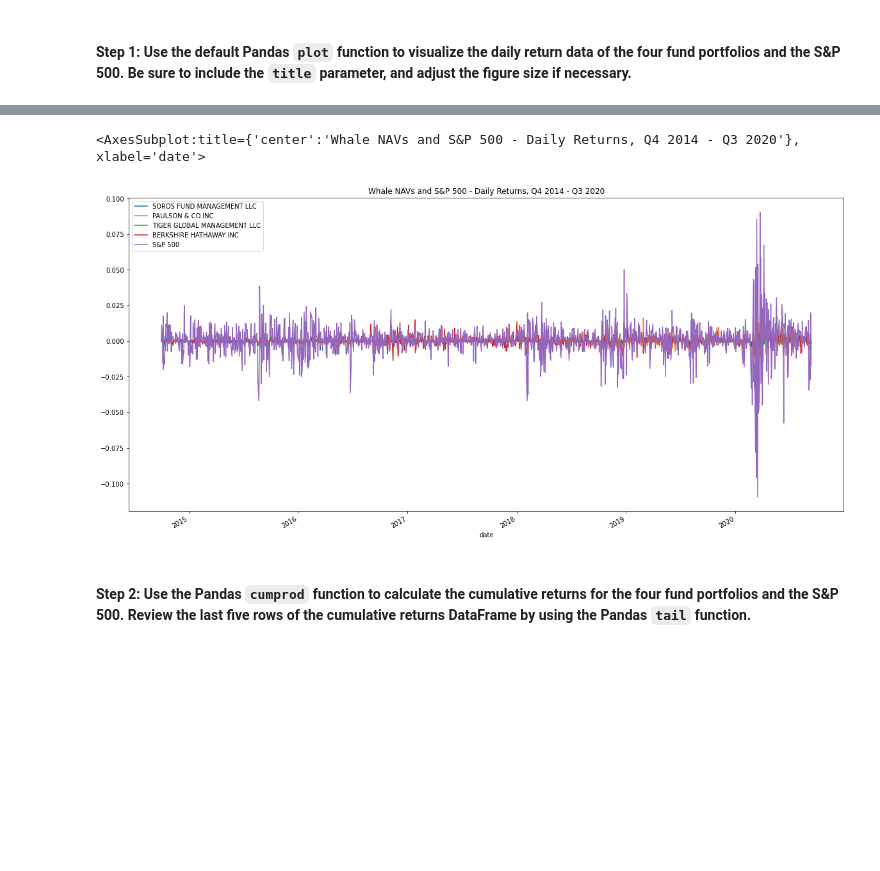
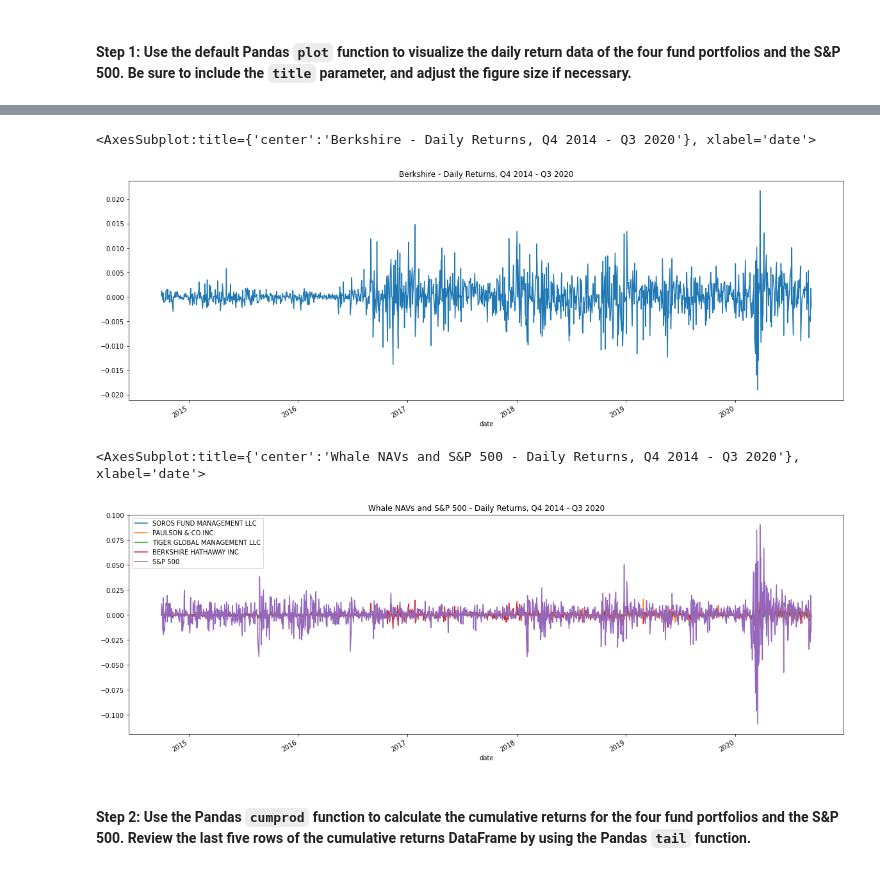
Before and after one commit to MagdaSvim/risk_return_analysis, a Jupyter notebook: risk_return_analysis.ipynb, the cells around one changed output, grey strips where cells are left out. Drawn from its saved outputs; the diff is of its cells as text; code cells hidden in the pictures; blank space fills up the shorter version.

```diff
--- a/risk_return_analysis.ipynb
+++ b/risk_return_analysis.ipynb
@@ -151,10 +165,16 @@ Analyze the data to determine if any of the portfolios outperform the broader st
+# %%
+# Berkshire - daily return plot
+whale_navs_daily_returns.loc[:,"BERKSHIRE HATHAWAY INC"].plot(figsize=(20,7), title="Berkshire - Daily Returns, Q4 2014 - Q3 2020")
+# %% [output]
+<AxesSubplot:title={'center':'Berkshire - Daily Returns, Q4 2014 - Q3 2020'}, xlabel='date'>
+[figure, added]
 # %%
 # Plot the daily return data of the 4 funds and the S&P 500
 # Inclue a title parameter and adjust the figure size
-whale_navs_daily_returns.plot(figsize=(20,10), title="Whale NAVs and S&P 500 - Daily Returns, Q4 2014 - Q3 2020")
+whale_navs_daily_returns.plot(figsize=(20,7), title="Whale NAVs and S&P 500 - Daily Returns, Q4 2014 - Q3 2020")
 # %% [output]
 <AxesSubplot:title={'center':'Whale NAVs and S&P 500 - Daily Returns, Q4 2014 - Q3 2020'}, xlabel='date'>
-[figure, old version]
+[figure, new version]
 # %% [markdown]
 #### Step 2: Use the Pandas `cumprod` function to calculate the cumulative returns for the four fund portfolios and the S&P 500. Review the last five rows of the cumulative returns DataFrame by using the Pandas `tail` function.
 # %%
```
Also changed, not shown: parts of 35 cells of this notebook.
